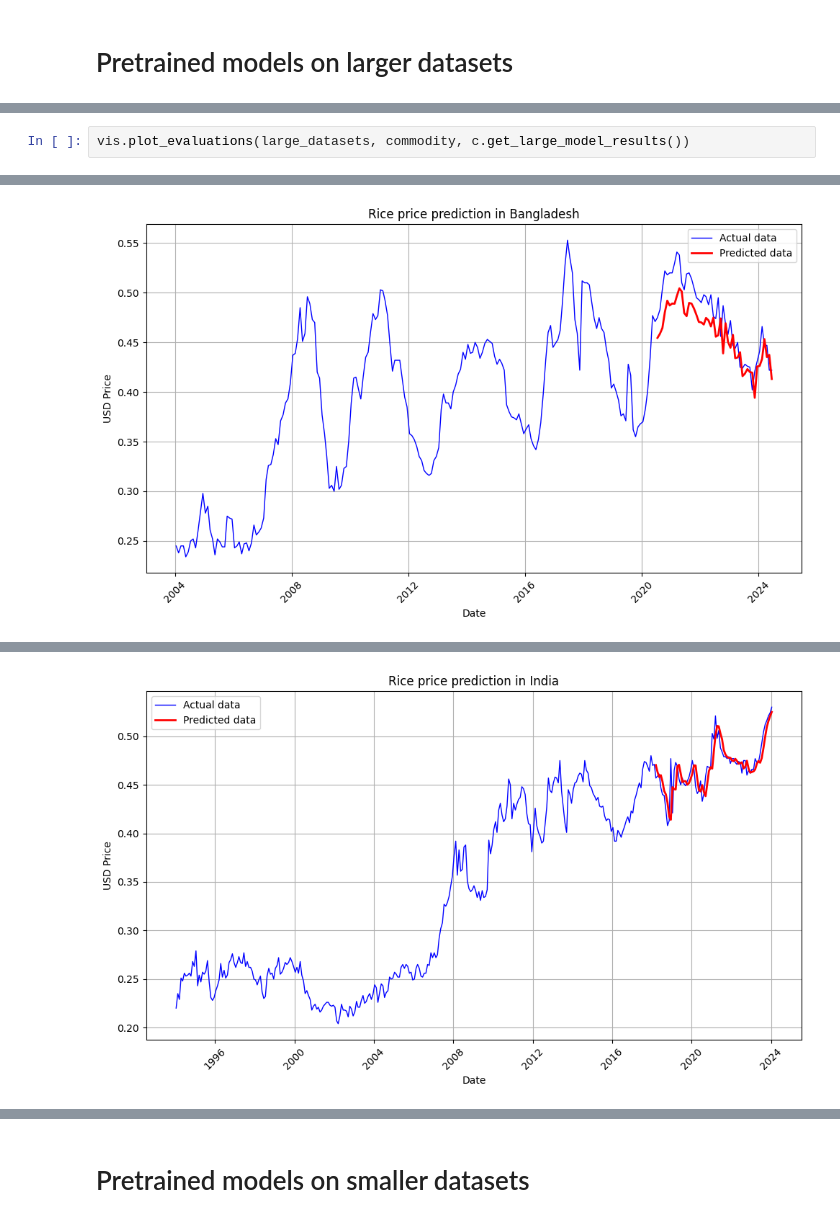
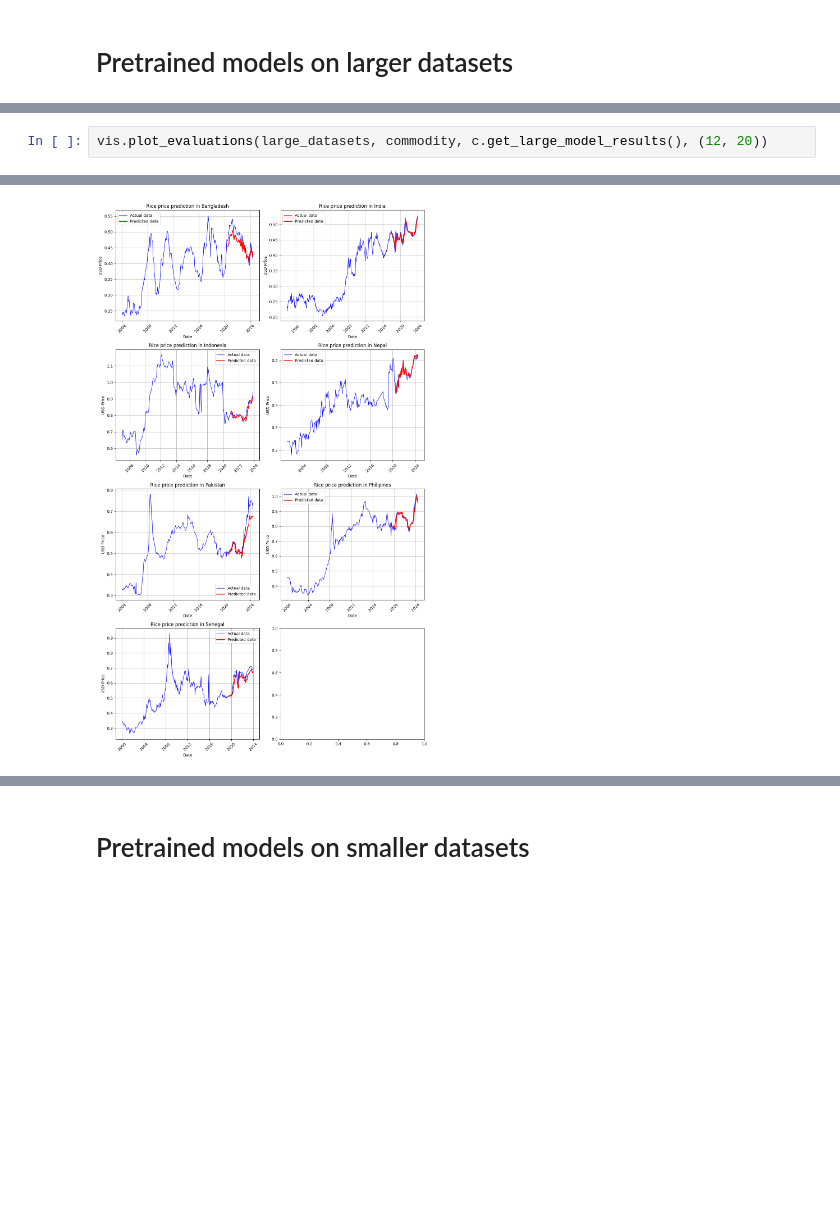
Before and after one commit to JanaJankovic/transfer-learning, a Jupyter notebook: src/model.ipynb, the cells around one changed output, grey strips where cells are left out. Cells and saved outputs as stored; diff of their text form; blank space fills up the shorter version.

```diff
--- a/src/model.ipynb
+++ b/src/model.ipynb
@@ -32,3 +36,3 @@ small_datasets = ['Argentina', 'Nigeria', 'Ukraine']
 # %%
-vis.plot_evaluations(large_datasets, commodity, c.get_large_model_results())
+vis.plot_evaluations(large_datasets, commodity, c.get_large_model_results(), (12, 20))
 # %% [output]
@@ -38 +46 @@ WARNING:tensorflow:From c:\Users\user\AppData\Local\pypoetry\Cache\virtualenvs\t
-[figure, old version]
+[figure, new version]
@@ -40 +46,0 @@ WARNING:tensorflow:From c:\Users\user\AppData\Local\pypoetry\Cache\virtualenvs\t
-[figure, removed]
```
Also changed, not shown: parts of 7 cells of this notebook, 3 other files.
